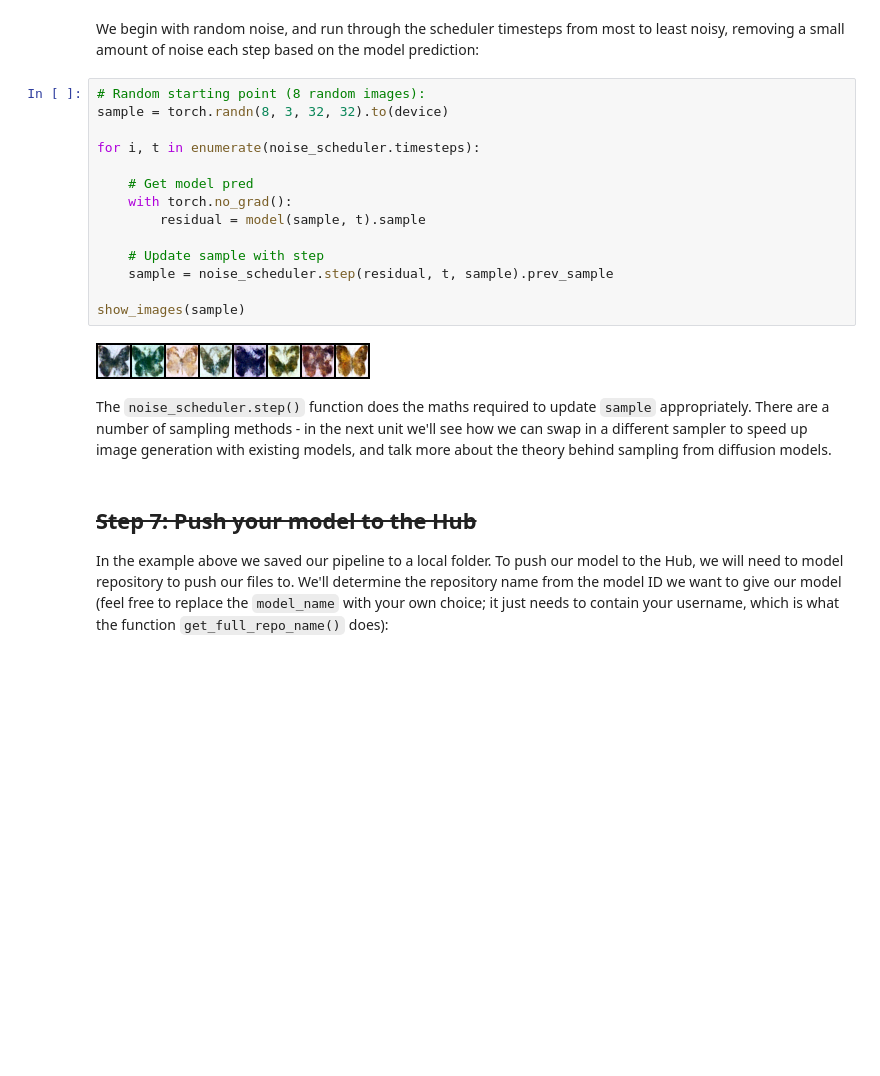
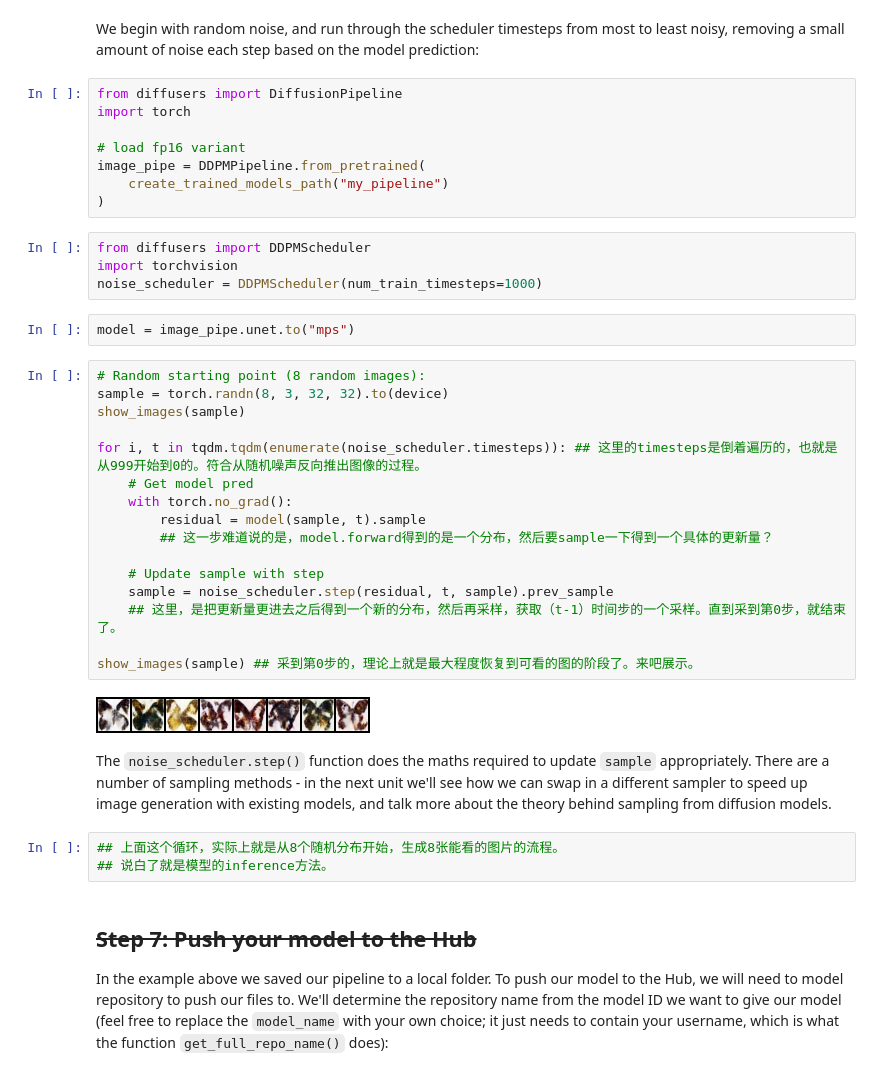
Before and after one commit to XMK233/ML_runCodeFromBook, a Jupyter notebook: HuggingFace扩散模型/unit1_01-.ipynb, the cells around one changed output. Drawn from its saved outputs; the diff is of its cells as text; blank space fills up the shorter version.

```diff
--- a/HuggingFace扩散模型/unit1_01-.ipynb
+++ b/HuggingFace扩散模型/unit1_01-.ipynb
@@ -614,24 +644,43 @@ If you inspect the forward method of the pipeline you'll be able to see what is
 # ??image_pipe.forward
 # %% [markdown]
 We begin with random noise, and run through the scheduler timesteps from most to least noisy, removing a small amount of noise each step based on the model prediction:
+# %%
+from diffusers import DiffusionPipeline
+import torch
+
+# load fp16 variant
+image_pipe = DDPMPipeline.from_pretrained(
+    create_trained_models_path("my_pipeline")
+)
+# %%
+from diffusers import DDPMScheduler
+import torchvision
+noise_scheduler = DDPMScheduler(num_train_timesteps=1000)
+# %%
+model = image_pipe.unet.to("mps")
 # %%
 # Random starting point (8 random images):
 sample = torch.randn(8, 3, 32, 32).to(device)
+show_images(sample)
 
-for i, t in enumerate(noise_scheduler.timesteps):
-
+for i, t in tqdm.tqdm(enumerate(noise_scheduler.timesteps)): ## 这里的timesteps是倒着遍历的，也就是从999开始到0的。符合从随机噪声反向推出图像的过程。
     # Get model pred
     with torch.no_grad():
         residual = model(sample, t).sample
+        ## 这一步难道说的是，model.forward得到的是一个分布，然后要sample一下得到一个具体的更新量？
 
     # Update sample with step
     sample = noise_scheduler.step(residual, t, sample).prev_sample
+    ## 这里，是把更新量更进去之后得到一个新的分布，然后再采样，获取（t-1）时间步的一个采样。直到采到第0步，就结束了。
 
-show_images(sample)
+show_images(sample) ## 采到第0步的，理论上就是最大程度恢复到可看的图的阶段了。来吧展示。
 # %% [output]
-[figure, old version]
+[figure, new version]
 # %% [markdown]
 The `noise_scheduler.step()` function does the maths required to update `sample` appropriately. There are a number of sampling methods - in the next unit we'll see how we can swap in a different sampler to speed up image generation with existing models, and talk more about the theory behind sampling from diffusion models.
+# %%
+## 上面这个循环，实际上就是从8个随机分布开始，生成8张能看的图片的流程。
+## 说白了就是模型的inference方法。
 # %% [markdown]
 ## ~~Step 7: Push your model to the Hub~~
 
```
Also changed, not shown: parts of 5 cells of this notebook.
